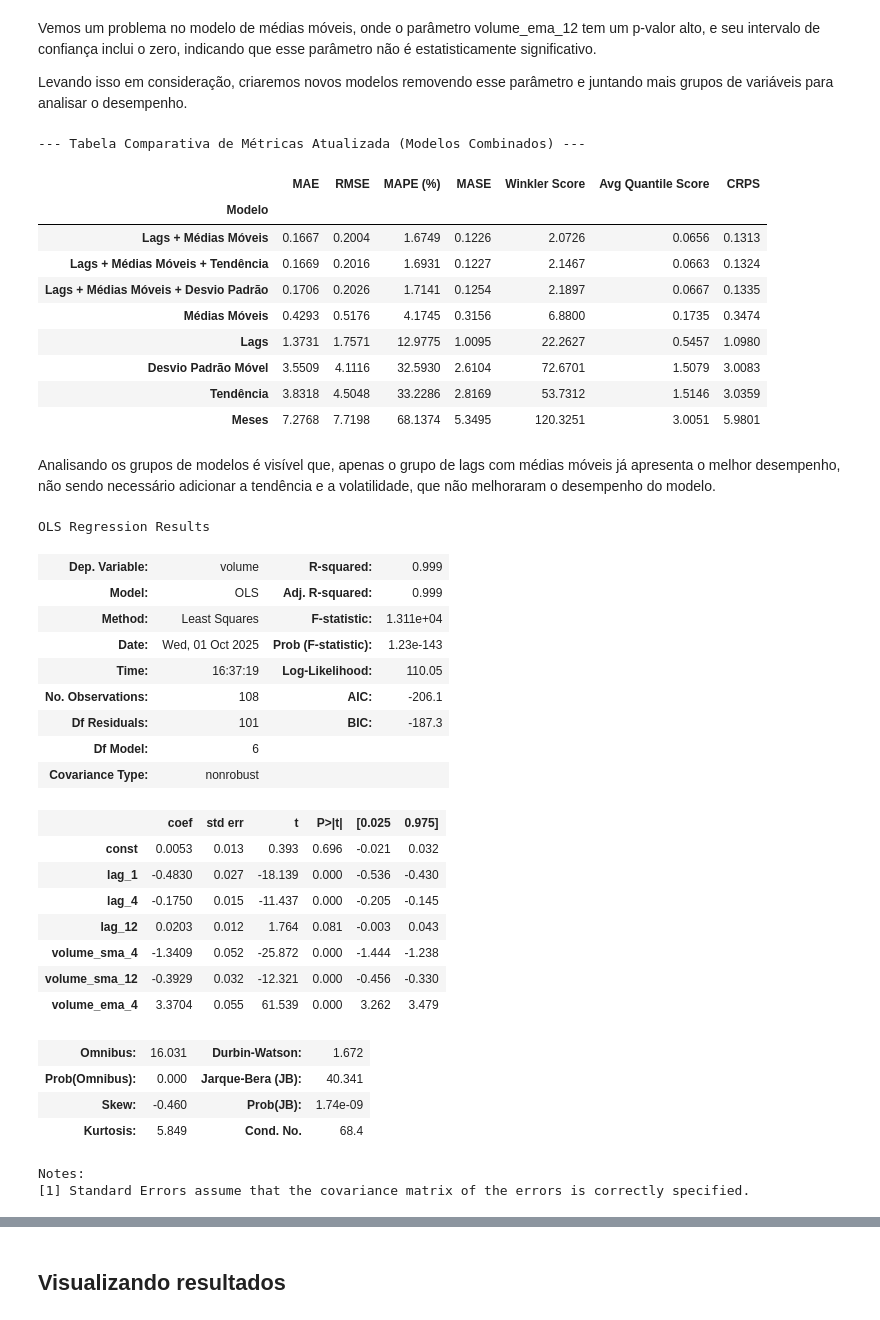
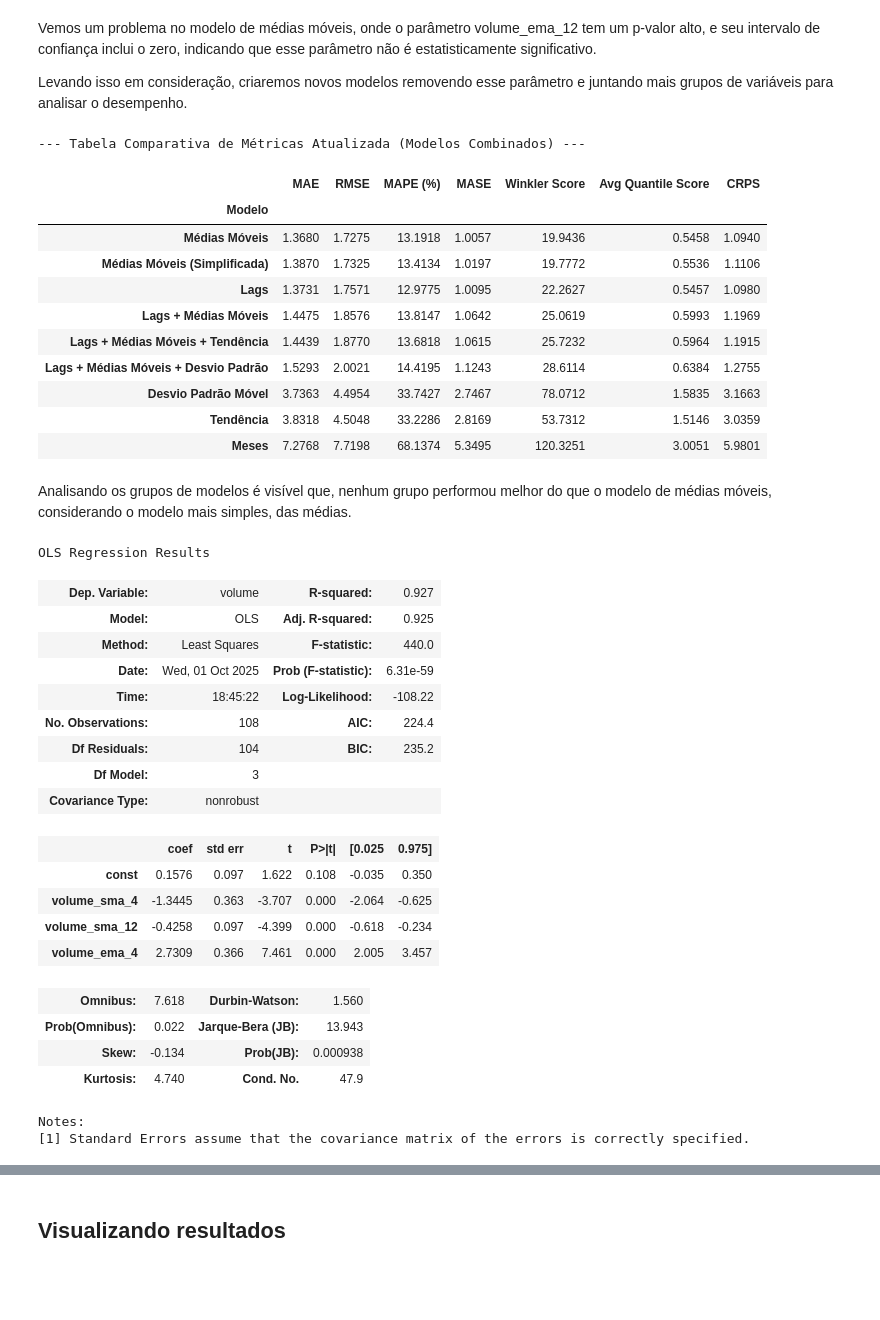
Before and after one commit to PedroPHC25/Time-Series-A1, a Jupyter notebook: reg_lin_multipla/reg_linear_multipla.ipynb, the cells around one changed output, grey strips where cells are left out. Saved outputs shown, nothing was run; the diff lists cells and outputs as text; code cells hidden in the pictures; blank space fills up the shorter version.

```diff
--- a/reg_lin_multipla/reg_linear_multipla.ipynb
+++ b/reg_lin_multipla/reg_linear_multipla.ipynb
@@ -42,14 +42,14 @@ df['lag_4'] = df['volume'].shift(4)
 df['lag_12'] = df['volume'].shift(12)
 
 # Médias Móveis (Simples e Exponencial)
-df['volume_sma_4'] = df['volume'].rolling(window=4).mean()
-df['volume_sma_12'] = df['volume'].rolling(window=12).mean()
-df['volume_ema_4'] = df['volume'].ewm(span=4, adjust=False).mean()
-df['volume_ema_12'] = df['volume'].ewm(span=12, adjust=False).mean()
+df['volume_sma_4'] = df['volume'].rolling(window=4).mean().shift(1)
+df['volume_sma_12'] = df['volume'].rolling(window=12).mean().shift(1)
+df['volume_ema_4'] = df['volume'].ewm(span=4, adjust=False).mean().shift(1)
+df['volume_ema_12'] = df['volume'].ewm(span=12, adjust=False).mean().shift(1)
 
 # Desvio Padrão Móvel
-df['volume_std_4'] = df['volume'].rolling(window=4).std()
-df['volume_std_12'] = df['volume'].rolling(window=12).std()
+df['volume_std_4'] = df['volume'].rolling(window=4).std().shift(1)
+df['volume_std_12'] = df['volume'].rolling(window=12).std().shift(1)
 
 df.dropna(inplace=True)
 
@@ -283,6 +283,7 @@ Levando isso em consideração, criaremos novos modelos removendo esse parâmetr
 ma_cols.remove("volume_ema_12")
 
 models_combined_cols = {
+    "Médias Móveis (Simplificada)": ma_cols,
     "Lags + Médias Móveis": lag_cols + ma_cols,
     "Lags + Médias Móveis + Tendência": lag_cols + ma_cols + ['trend'],
     "Lags + Médias Móveis + Desvio Padrão": lag_cols + ma_cols + std_cols,
@@ -306,40 +307,38 @@ results_df.round(4).sort_values(by='RMSE')
 --- Tabela Comparativa de Métricas Atualizada (Modelos Combinados) ---
 |  | MAE | RMSE | MAPE (%) | MASE | Winkler Score | Avg Quantile Score | CRPS |
 | Modelo |  |  |  |  |  |  |  |
-| Lags + Médias Móveis | 0.1667 | 0.2004 | 1.6749 | 0.1226 | 2.0726 | 0.0656 | 0.1313 |
-| Lags + Médias Móveis + Tendência | 0.1669 | 0.2016 | 1.6931 | 0.1227 | 2.1467 | 0.0663 | 0.1324 |
-| Lags + Médias Móveis + Desvio Padrão | 0.1706 | 0.2026 | 1.7141 | 0.1254 | 2.1897 | 0.0667 | 0.1335 |
-| Médias Móveis | 0.4293 | 0.5176 | 4.1745 | 0.3156 | 6.8800 | 0.1735 | 0.3474 |
+| Médias Móveis | 1.3680 | 1.7275 | 13.1918 | 1.0057 | 19.9436 | 0.5458 | 1.0940 |
+| Médias Móveis (Simplificada) | 1.3870 | 1.7325 | 13.4134 | 1.0197 | 19.7772 | 0.5536 | 1.1106 |
 | Lags | 1.3731 | 1.7571 | 12.9775 | 1.0095 | 22.2627 | 0.5457 | 1.0980 |
-| Desvio Padrão Móvel | 3.5509 | 4.1116 | 32.5930 | 2.6104 | 72.6701 | 1.5079 | 3.0083 |
+| Lags + Médias Móveis | 1.4475 | 1.8576 | 13.8147 | 1.0642 | 25.0619 | 0.5993 | 1.1969 |
+| Lags + Médias Móveis + Tendência | 1.4439 | 1.8770 | 13.6818 | 1.0615 | 25.7232 | 0.5964 | 1.1915 |
+| Lags + Médias Móveis + Desvio Padrão | 1.5293 | 2.0021 | 14.4195 | 1.1243 | 28.6114 | 0.6384 | 1.2755 |
+| Desvio Padrão Móvel | 3.7363 | 4.4954 | 33.7427 | 2.7467 | 78.0712 | 1.5835 | 3.1663 |
 | Tendência | 3.8318 | 4.5048 | 33.2286 | 2.8169 | 53.7312 | 1.5146 | 3.0359 |
 | Meses | 7.2768 | 7.7198 | 68.1374 | 5.3495 | 120.3251 | 3.0051 | 5.9801 |
 # %% [markdown]
-Analisando os grupos de modelos é visível que, apenas o grupo de lags com médias móveis já apresenta o melhor desempenho, não sendo necessário adicionar a tendência e a volatilidade, que não melhoraram o desempenho do modelo.
+Analisando os grupos de modelos é visível que, nenhum grupo performou melhor do que o modelo de médias móveis, considerando o modelo mais simples, das médias.
 # %%
-models["Lags + Médias Móveis"].summary()
+models["Médias Móveis (Simplificada)"].summary()
 # %% [output]
 OLS Regression Results
-| Dep. Variable: | volume | R-squared: | 0.999 |
-| Model: | OLS | Adj. R-squared: | 0.999 |
-| Method: | Least Squares | F-statistic: | 1.311e+04 |
-| Date: | Wed, 01 Oct 2025 | Prob (F-statistic): | 1.23e-143 |
-| Time: | 16:37:19 | Log-Likelihood: | 110.05 |
-| No. Observations: | 108 | AIC: | -206.1 |
-| Df Residuals: | 101 | BIC: | -187.3 |
-| Df Model: | 6 |  |  |
+| Dep. Variable: | volume | R-squared: | 0.927 |
+| Model: | OLS | Adj. R-squared: | 0.925 |
+| Method: | Least Squares | F-statistic: | 440.0 |
+| Date: | Wed, 01 Oct 2025 | Prob (F-statistic): | 6.31e-59 |
+| Time: | 18:45:22 | Log-Likelihood: | -108.22 |
+| No. Observations: | 108 | AIC: | 224.4 |
+| Df Residuals: | 104 | BIC: | 235.2 |
+| Df Model: | 3 |  |  |
 | Covariance Type: | nonrobust |  |  |
 |  | coef | std err | t | P>|t| | [0.025 | 0.975] |
-| const | 0.0053 | 0.013 | 0.393 | 0.696 | -0.021 | 0.032 |
-| lag_1 | -0.4830 | 0.027 | -18.139 | 0.000 | -0.536 | -0.430 |
-| lag_4 | -0.1750 | 0.015 | -11.437 | 0.000 | -0.205 | -0.145 |
-| lag_12 | 0.0203 | 0.012 | 1.764 | 0.081 | -0.003 | 0.043 |
-| volume_sma_4 | -1.3409 | 0.052 | -25.872 | 0.000 | -1.444 | -1.238 |
-| volume_sma_12 | -0.3929 | 0.032 | -12.321 | 0.000 | -0.456 | -0.330 |
-| volume_ema_4 | 3.3704 | 0.055 | 61.539 | 0.000 | 3.262 | 3.479 |
+| const | 0.1576 | 0.097 | 1.622 | 0.108 | -0.035 | 0.350 |
+| volume_sma_4 | -1.3445 | 0.363 | -3.707 | 0.000 | -2.064 | -0.625 |
+| volume_sma_12 | -0.4258 | 0.097 | -4.399 | 0.000 | -0.618 | -0.234 |
+| volume_ema_4 | 2.7309 | 0.366 | 7.461 | 0.000 | 2.005 | 3.457 |
-| Omnibus: | 16.031 | Durbin-Watson: | 1.672 |
-| Prob(Omnibus): | 0.000 | Jarque-Bera (JB): | 40.341 |
-| Skew: | -0.460 | Prob(JB): | 1.74e-09 |
-| Kurtosis: | 5.849 | Cond. No. | 68.4 |
+| Omnibus: | 7.618 | Durbin-Watson: | 1.560 |
+| Prob(Omnibus): | 0.022 | Jarque-Bera (JB): | 13.943 |
+| Skew: | -0.134 | Prob(JB): | 0.000938 |
+| Kurtosis: | 4.740 | Cond. No. | 47.9 |
 Notes:
 [1] Standard Errors assume that the covariance matrix of the errors is correctly specified.
```
Also changed, not shown: parts of 10 cells of this notebook, 1 other file.
